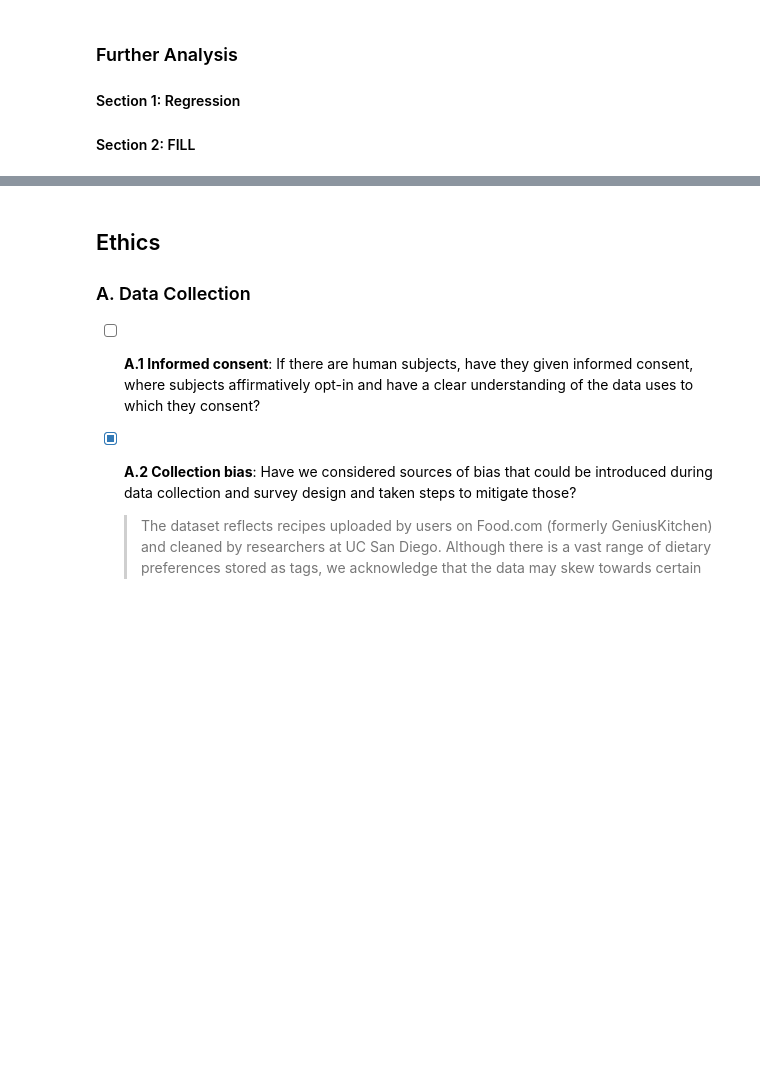
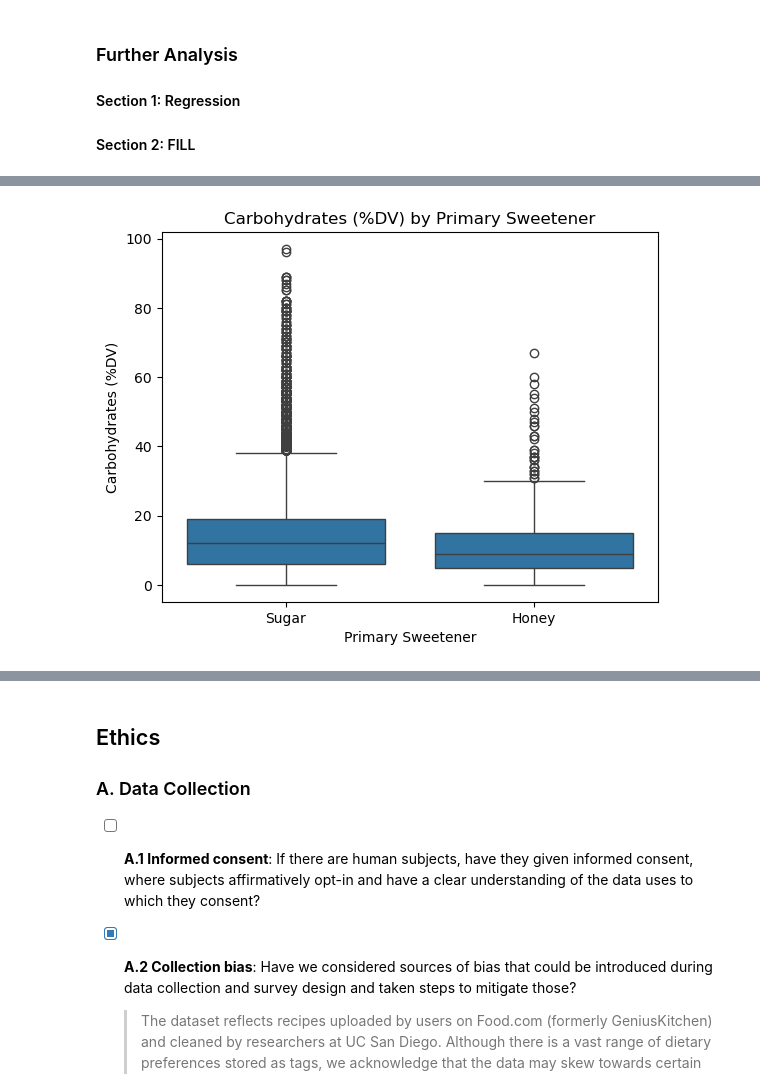
Before and after one commit to Doku98/Group047_WI26, a Jupyter notebook: 03-FinalProject.ipynb, the cells around one changed output, grey strips where cells are left out. Cells and saved outputs as stored; diff of their text form; code cells hidden in the pictures; blank space fills up the shorter version.

```diff
--- a/03-FinalProject.ipynb
+++ b/03-FinalProject.ipynb
@@ -789,0 +806,13 @@ plt.show()
+# %%
+sns.boxplot(
+    data=desserts,
+    x="primary_sweetener",
+    y="carbs (%DV)"
+)
+
+plt.title("Carbohydrates (%DV) by Primary Sweetener")
+plt.xlabel("Primary Sweetener")
+plt.ylabel("Carbohydrates (%DV)")
+plt.show()
+# %% [output]
+[figure, added]
```
Also changed, not shown: parts of 5 cells of this notebook.
